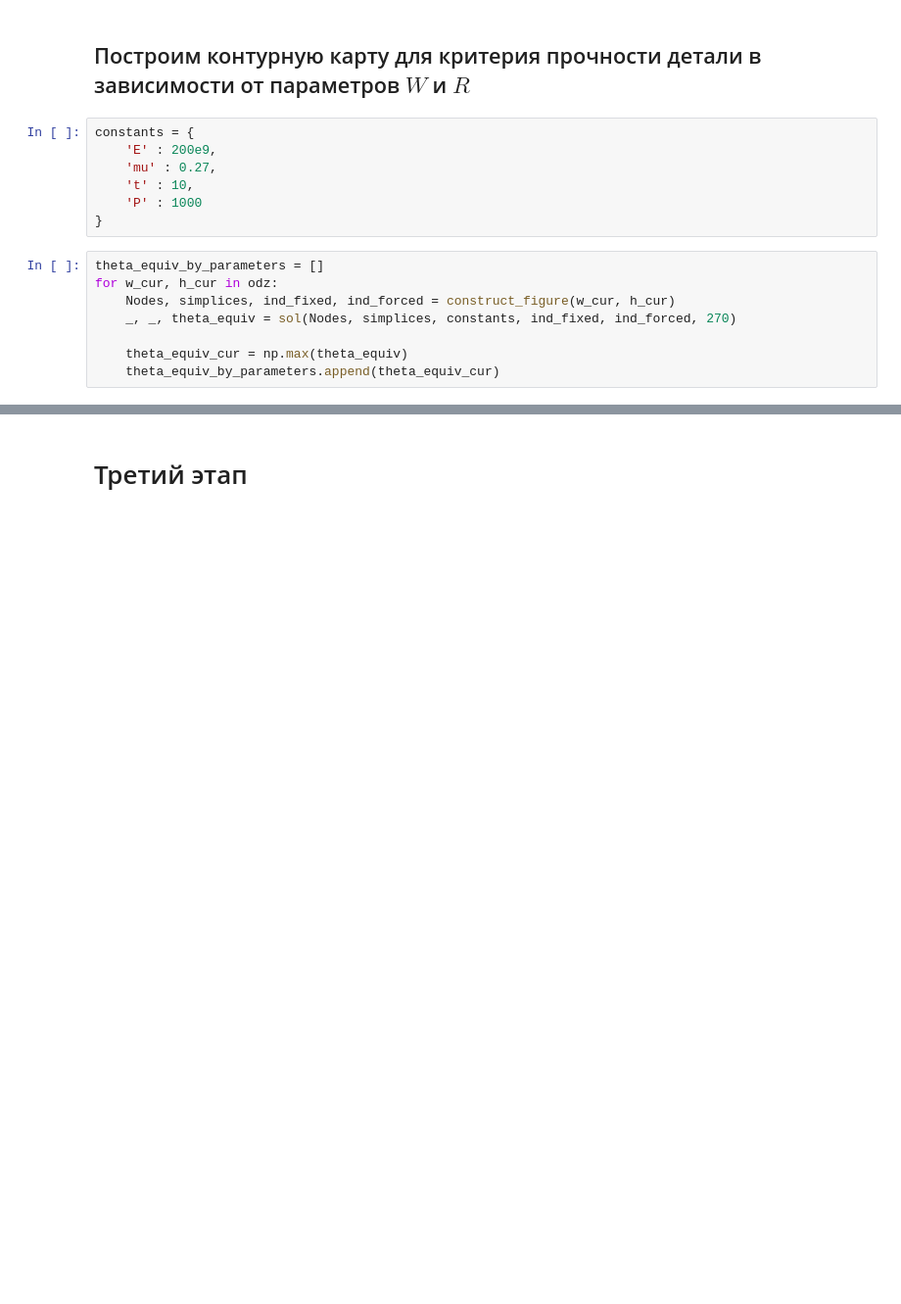
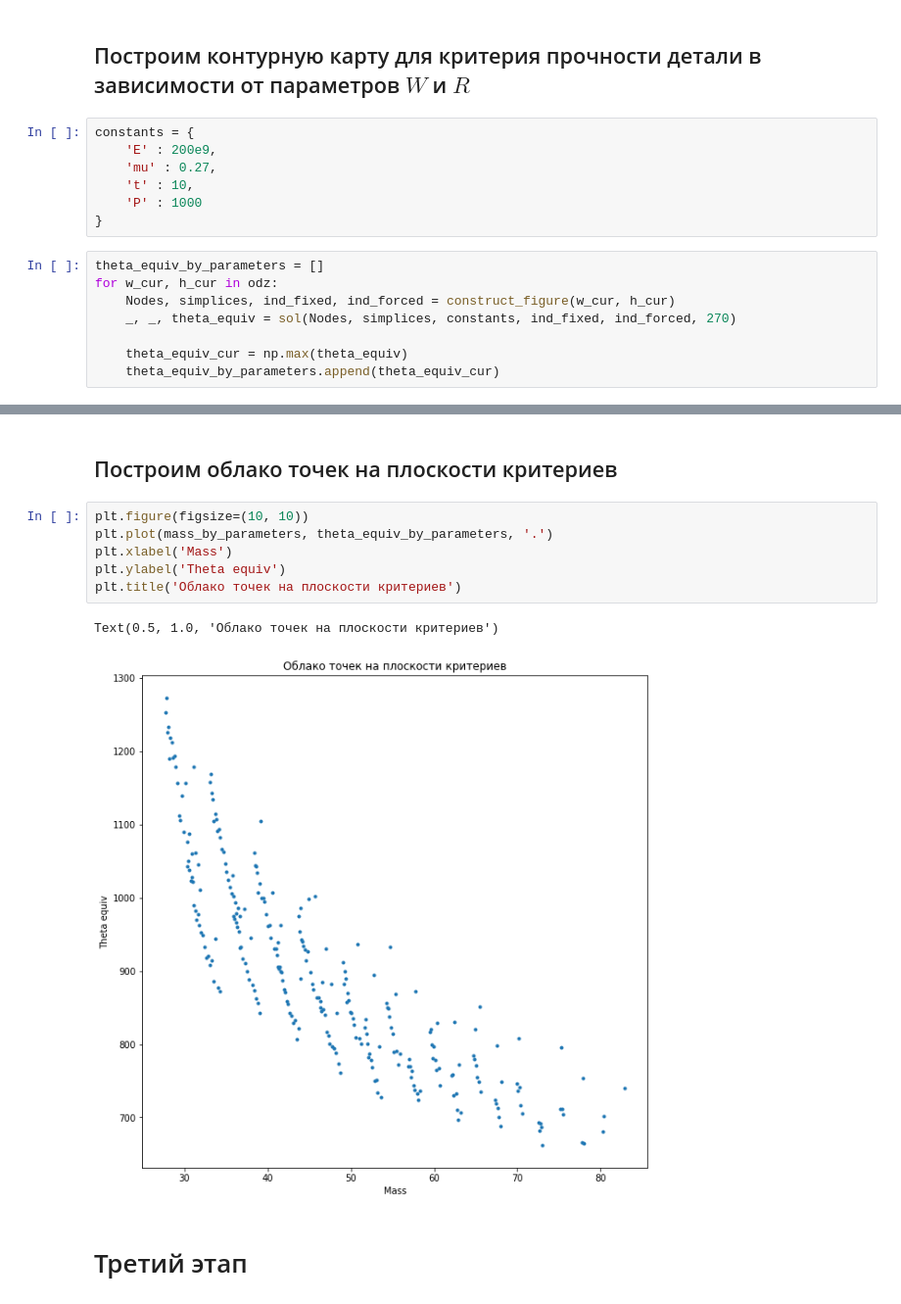
Before and after one commit to vxd7/labs, a Jupyter notebook: Инструментальные средства моделирования/ISM_HW2/ISM_HW2_actual.ipynb, the cells around one changed output, grey strips where cells are left out. Shown: that part at 98% size. Saved outputs shown, nothing was run; the diff lists cells and outputs as text; blank space fills up the shorter version.

```diff
--- a/Инструментальные средства моделирования/ISM_HW2/ISM_HW2_actual.ipynb
+++ b/Инструментальные средства моделирования/ISM_HW2/ISM_HW2_actual.ipynb
@@ -580,3 +572,14 @@ plt.ylabel('R');
+# %% [markdown]
+## Построим облако точек на плоскости критериев
+# %%
+plt.figure(figsize=(10, 10))
+plt.plot(mass_by_parameters, theta_equiv_by_parameters, '.')
+plt.xlabel('Mass')
+plt.ylabel('Theta equiv')
+plt.title('Облако точек на плоскости критериев')
+# %% [output]
+Text(0.5, 1.0, 'Облако точек на плоскости критериев')
+[figure, added]
 # %% [markdown]
 # Третий этап
 # %%
```
Also changed, not shown: parts of 26 cells of this notebook.
